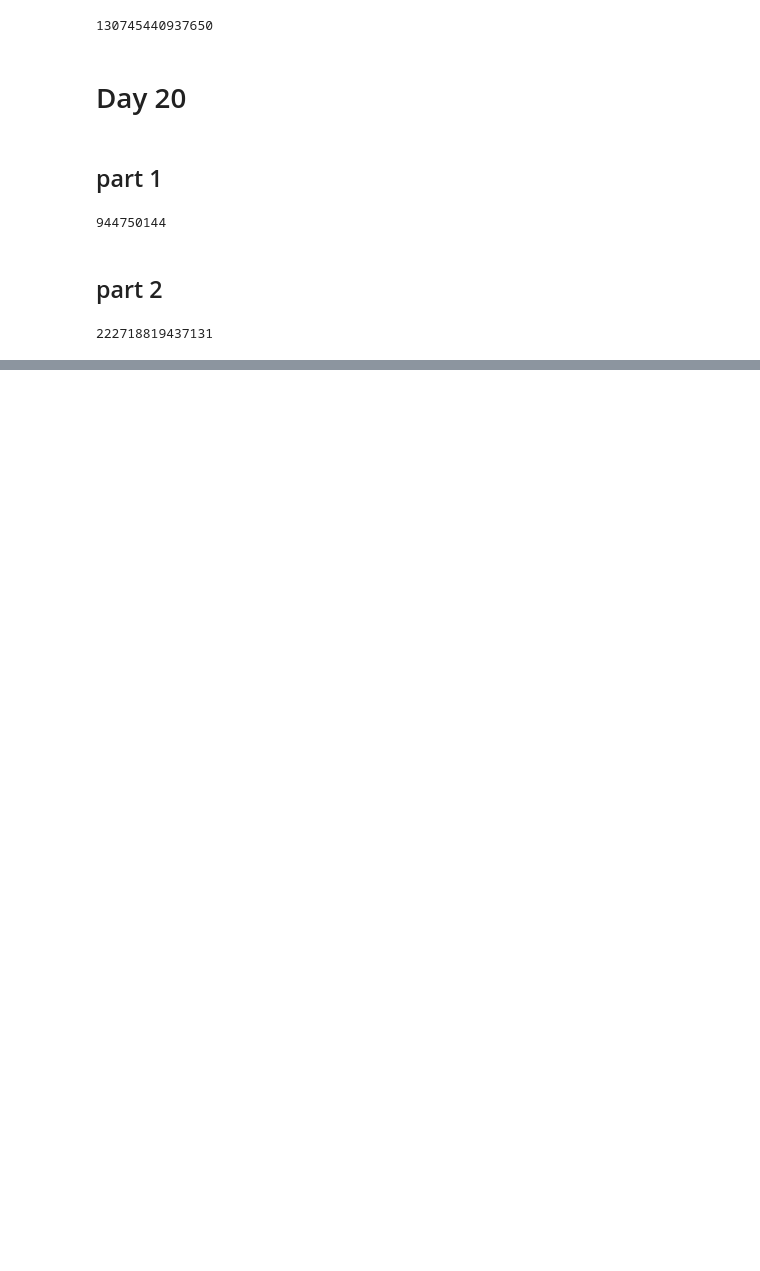
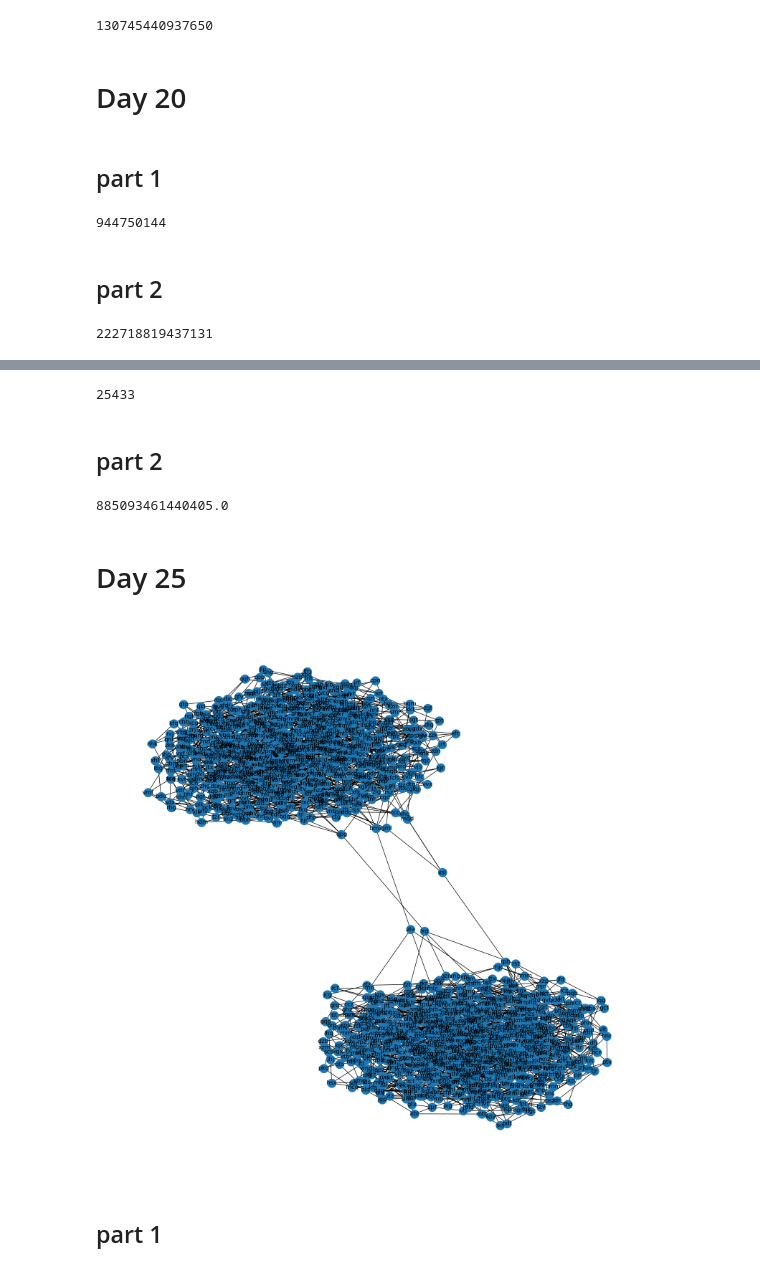
Before and after one commit to clabrugere/advent-of-code-2023, a Jupyter notebook: solutions.ipynb, the cells around one changed output, grey strips where cells are left out. Cells and saved outputs as stored; diff of their text form; code cells hidden in the pictures; blank space fills up the shorter version.

```diff
--- a/solutions.ipynb
+++ b/solutions.ipynb
@@ -2168,9 +2168,9 @@ while len(to_monitor) > 0:
     q = [[("button", Pulse.LOW, "broadcaster")]]
 
     while q:
-        current_steps = q.pop()
+        num_steps = q.pop()
         next_steps = []
-        for caller_id, pulse, module_id in current_steps:
+        for caller_id, pulse, module_id in num_steps:
 
             if caller_id in to_monitor and pulse == Pulse.HIGH:
                 to_monitor.remove(caller_id)
@@ -2194,0 +2486,14 @@ math.lcm(*pushes_to_first_low.values())
+# %%
+grid = []
+with open("inputs/23.txt") as f:
+    for line in f:
+        grid.append(list(line.strip()))
+
+for i in range(len(grid[0])):
+    if grid[0][i] == ".": c_start = i
+    if grid[-1][i] == ".": c_end = i
+
+start = (0, c_start)
+end = (len(grid) - 1, c_end)
+
+print(start, end)
@@ -2194,0 +2692,7 @@ math.lcm(*pushes_to_first_low.values())
+# %%
+trajectories = parse_input_2d("inputs/24.txt")
+count_intersections(trajectories, 200000000000000., 400000000000000.)
+# %% [output]
+25433
+# %% [markdown]
+## part 2
@@ -2194,0 +2757,45 @@ math.lcm(*pushes_to_first_low.values())
+# %%
+trajectories = parse_input_3d("inputs/24.txt")
+p_rock, v_rock = calculate_rock_trajectory(trajectories)
+
+# transform back
+p_rock.sum() * 1e12
+# %% [output]
+885093461440405.0
+# %% [markdown]
+# Day 25
+# %%
+from collections import defaultdict
+import networkx as nx
+import matplotlib.pyplot as plt
+
+
+def parse_input(filename):
+    graph = defaultdict(set)
+    with open(filename) as f:
+        for line in f:
+            line = line.strip()
+            node, neighbors = line.split(":")
+            neighbors = neighbors.split()
+
+            for n in neighbors:
+                graph[node].add(n)
+                graph[n].add(node)
+
+    return graph
+
+
+def plot_graph(graph):
+    graph = nx.Graph(graph)
+    pos = nx.spring_layout(graph)
+    _, ax = plt.subplots(figsize=(20, 20))
+    nx.draw(graph, pos, with_labels=True, ax=ax)
+    plt.show()
+
+
+graph = parse_input("inputs/25.txt")
+plot_graph(graph)
+# %% [output]
+[figure, added]
+# %% [markdown]
+## part 1
```
Also changed, not shown: parts of 25 cells of this notebook, 2 other files.
